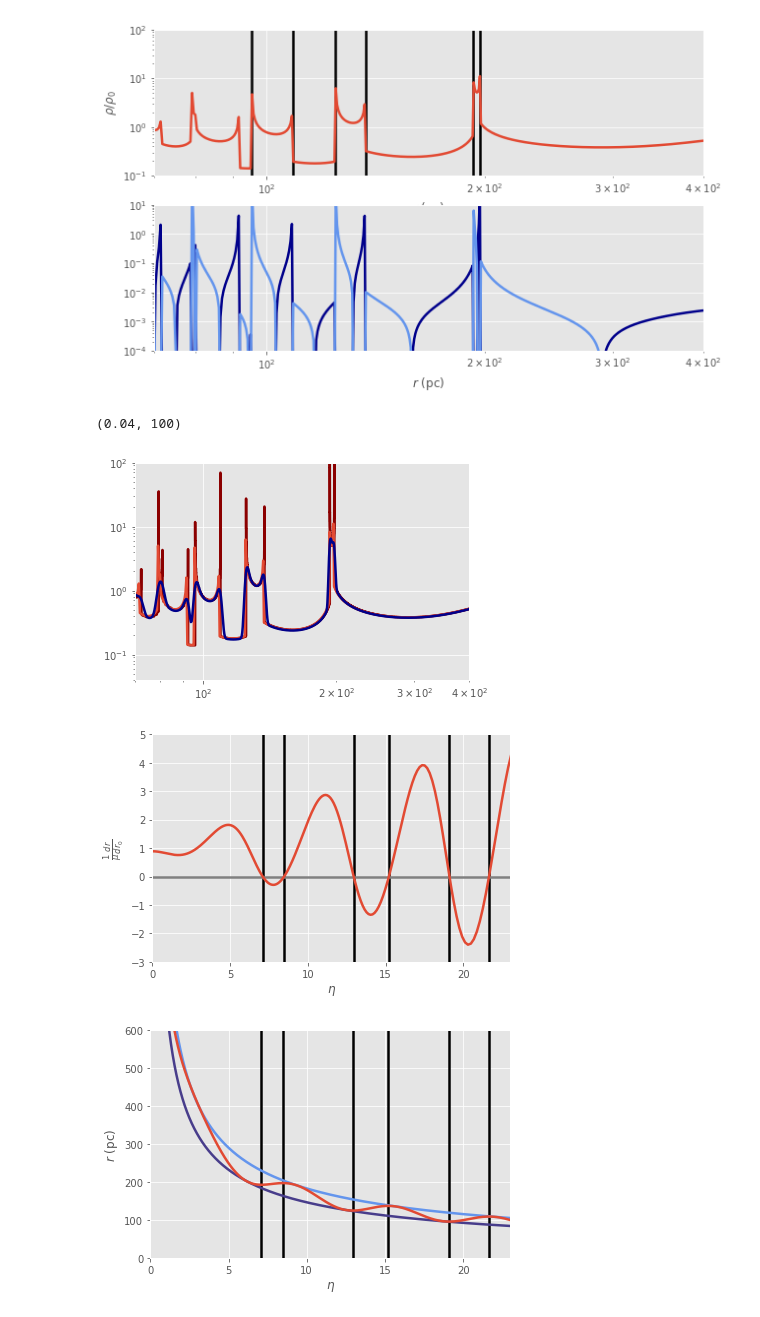
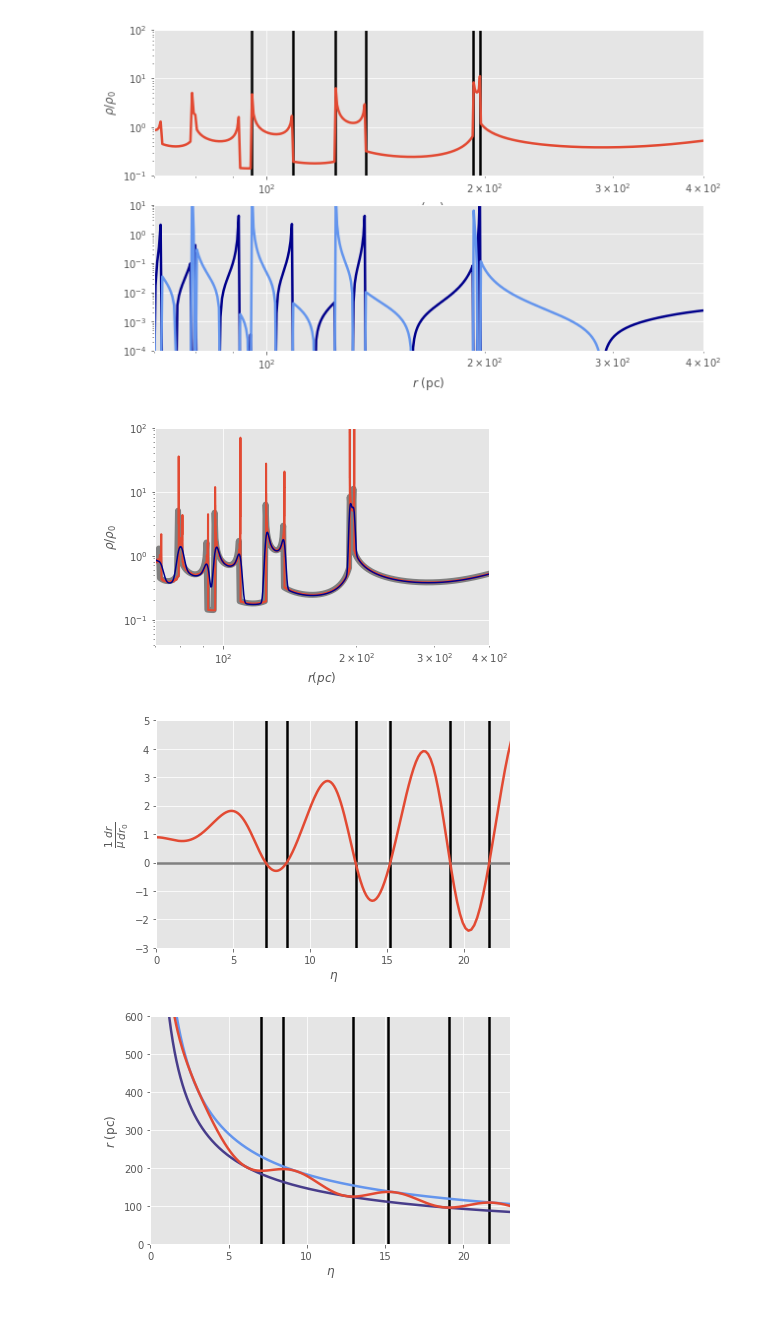
Before and after one commit to zpenoyre/Caustics, a Jupyter notebook: analyticPlots.ipynb, the cells around one changed output. Saved outputs shown, nothing was run; the diff lists cells and outputs as text; code cells hidden in the pictures.

```diff
--- a/analyticPlots.ipynb
+++ b/analyticPlots.ipynb
@@ -185,20 +246,22 @@ gradR.set_xlabel(r'$r$ (pc)')
 # %%
 nBin=1000
 smoothLength=1
 data=np.genfromtxt('output/PointMass.4_4.txt')
 rads=np.linspace(rMin,rMax,nBin)
 smoothDens=cIo.findSmoothDens(rads,nBin,data,smoothLength)
 boxRads,boxDens=cIo.findDens(data)
 simR = plt.gca()
-simR.loglog(boxRads,boxDens,color='darkred')
-simR.loglog(aR,aDens)
-simR.loglog(rads,smoothDens,color='darkblue')
+simR.loglog(aR,aDens,lw=6,color='gray')
+simR.loglog(boxRads,boxDens,lw=2)
+simR.loglog(rads,smoothDens,color='darkblue',lw=1.5)
 #simR.loglog(np.arange(250,300),(250/np.arange(250,300))**(3/2),linestyle='-')
+simR.set_xlabel(r'$r  (pc)$')
+simR.set_ylabel(r'$\rho/\rho_0$')
 simR.set_xlim([rMin,rMax])
 simR.set_ylim([0.04,100])
+plt.savefig('plots/sim_rho.pdf')
 # %% [output]
-(0.04, 100)
-[figure, old version]
+[figure, new version]
 # %%
 tempEtas=10**(np.linspace(np.log10(0.01),np.log10(100),num=1000))
 omegas=cAnalytic.omega(tempEtas)
@@ -210,11 +273,11 @@ oEta.plot(tempEtas,omegas)
 oEta.set_xlim([0,23])
 oEta.set_ylim([-3,5])
 oEta.set_xlabel(r'$\eta$')
-oEta.set_ylabel(r'$\frac{1}{\mu} \frac{dr}{dr_0}$')
+oEta.set_ylabel(r'$\frac{1}{\mu} \frac{dr}{dr_0}$', fontsize=15)
 plt.tight_layout()
 plt.savefig('plots/omega_eta.pdf')
 # %% [output]
-[figure, old version]
+[figure, new version]
 # %%
 rMins=(G*m*(t**2)*((1-eps)**3)/(etas**2))**(1/3)
 rMaxs=(G*m*(t**2)*((1+eps)**3)/(etas**2))**(1/3)
```
Also changed, not shown: parts of 5 cells of this notebook, 12 other files.
